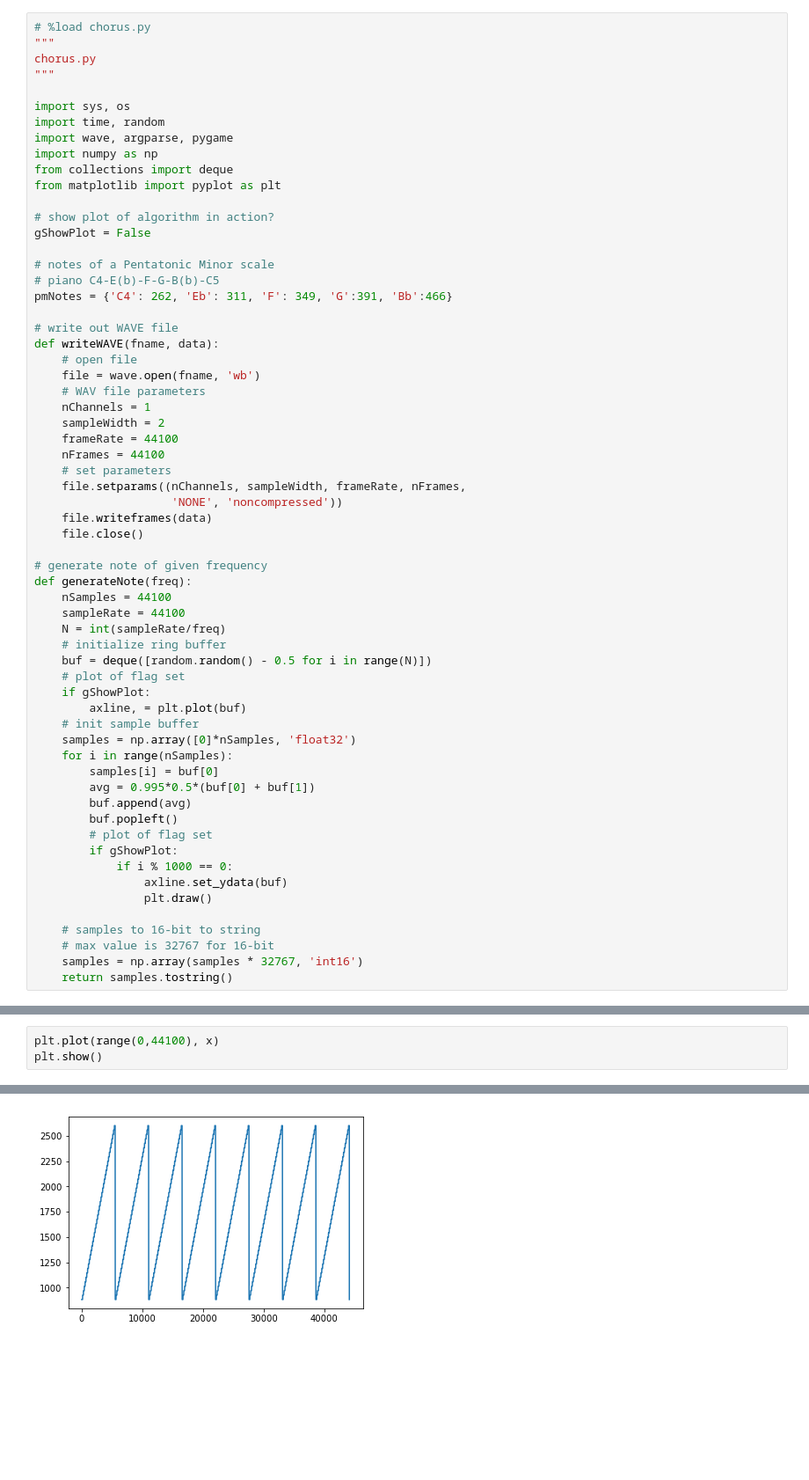
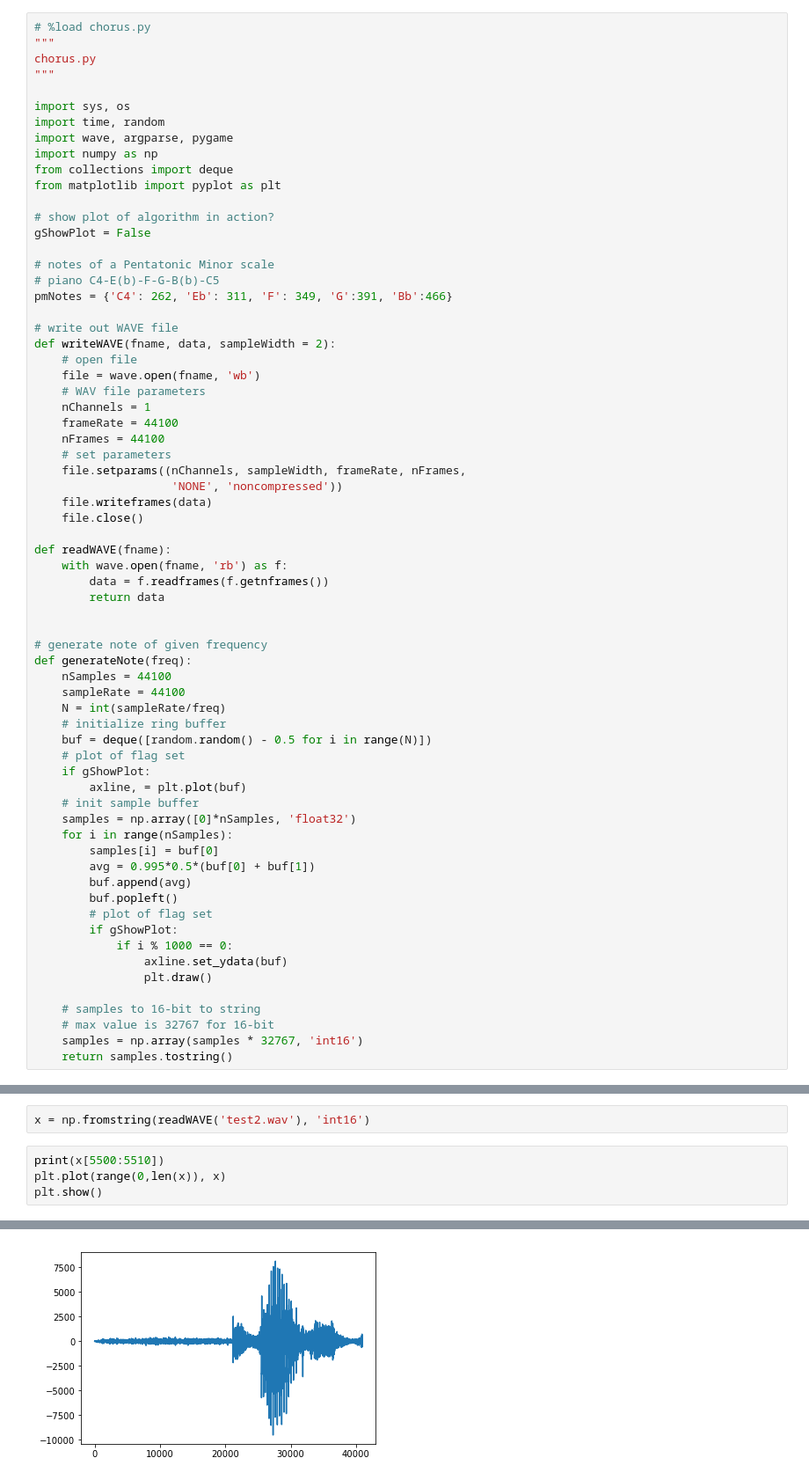
Before and after one commit to NorwayMaple/DSP-project, a Jupyter notebook: Untitled.ipynb, the cells around one changed output, grey strips where cells are left out. Shown at 88% size. Drawn from its saved outputs; the diff is of its cells as text; blank space fills up the shorter version.

```diff
--- a/Untitled.ipynb
+++ b/Untitled.ipynb
@@ -19,12 +19,11 @@ gShowPlot = False
 pmNotes = {'C4': 262, 'Eb': 311, 'F': 349, 'G':391, 'Bb':466}
 
 # write out WAVE file
-def writeWAVE(fname, data):
+def writeWAVE(fname, data, sampleWidth = 2):
     # open file
     file = wave.open(fname, 'wb')
     # WAV file parameters
     nChannels = 1
-    sampleWidth = 2
     frameRate = 44100
     nFrames = 44100
     # set parameters
@@ -32,6 +31,12 @@ def writeWAVE(fname, data):
                     'NONE', 'noncompressed'))
     file.writeframes(data)
     file.close()
+
+def readWAVE(fname):
+    with wave.open(fname, 'rb') as f:
+        data = f.readframes(f.getnframes())
+        return data
+
 
 # generate note of given frequency
 def generateNote(freq):
@@ -79,4 +87,7 @@ x = generateLFO()
+# %%
+x = np.fromstring(readWAVE('test2.wav'), 'int16')
 # %%
-plt.plot(range(0,44100), x)
+print(x[5500:5510])
+plt.plot(range(0,len(x)), x)
 plt.show()
 # %% [output]
@@ -83,4 +95,4 @@ plt.show()
-[figure, old version]
+[figure, new version]
 # %%
 def chorus(data, buffer_length = 3528):
     # not sure what order of magnitude buffer_length should be
```
Also changed, not shown: parts of 7 cells of this notebook, 1 other file.
